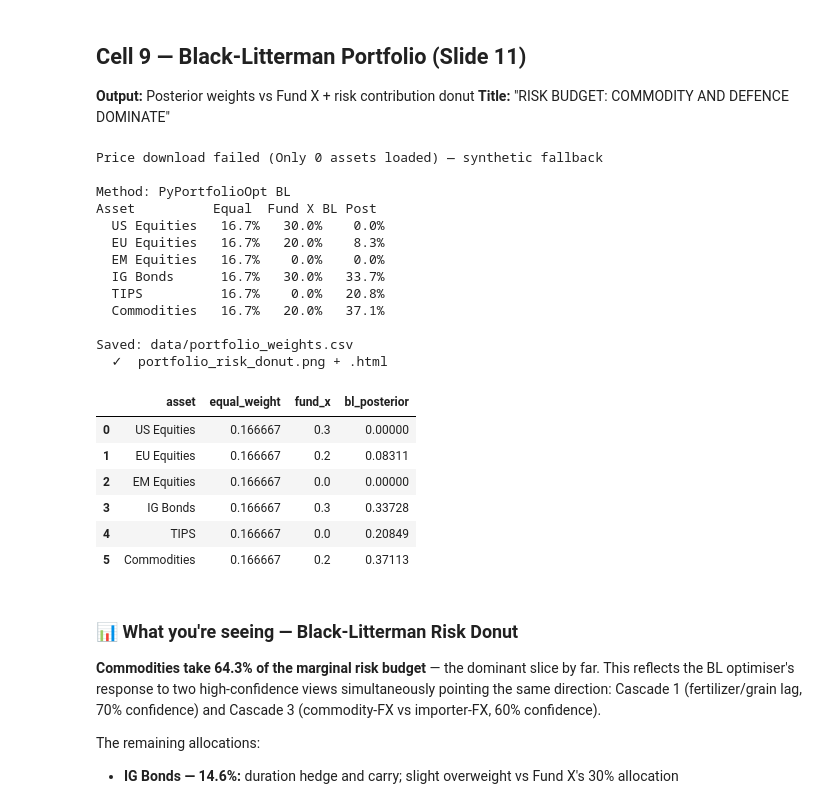
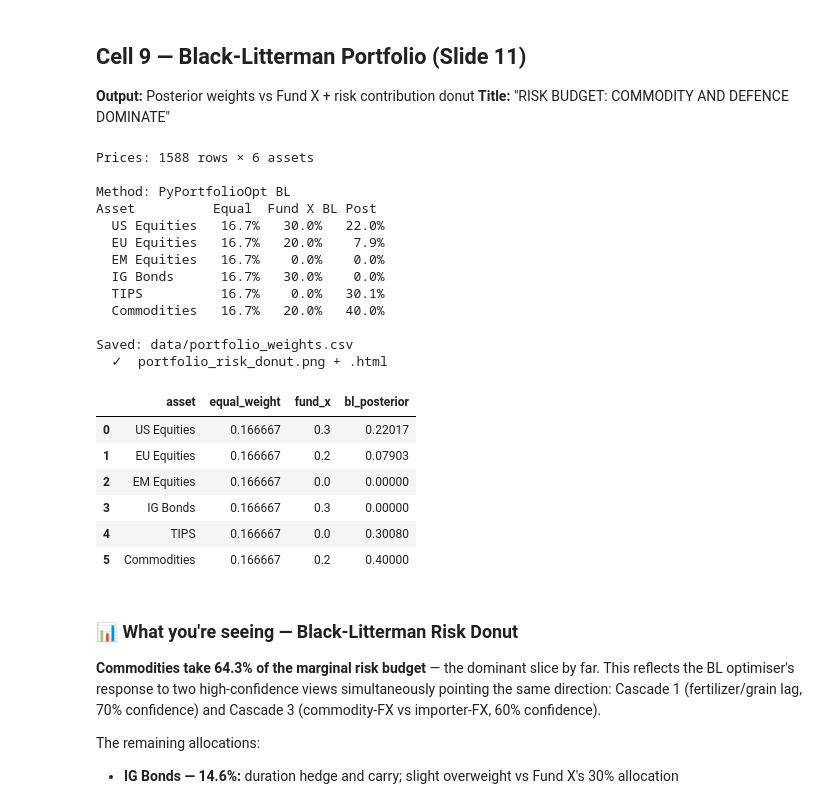
Before and after one commit to pahansenevirathne128-gif/citi-bank, a Jupyter notebook: citi_markets_2026.ipynb, the cells around one changed output. Cells and saved outputs as stored; diff of their text form; code cells hidden in the pictures.

```diff
--- a/citi_markets_2026.ipynb
+++ b/citi_markets_2026.ipynb
@@ -696,7 +696,8 @@ def build_portfolio_bl():
         # Align columns to our ticker order
         prices.columns = [c.replace("=X","").replace("=F","") for c in prices.columns]
         col_map = {v["ticker"].replace("=X","").replace("=F",""): k for k, v in ASSETS.items()}
-        prices = prices.rename(columns=col_map)[[k for k in keys if k in prices.columns]]
+        prices = prices.rename(columns=col_map)
+        prices = prices[[k for k in keys if k in prices.columns]]
         prices = prices.dropna()
         if prices.shape[1] < 5:
             raise ValueError(f"Only {prices.shape[1]} assets loaded")
@@ -807,45 +808,45 @@ def build_portfolio_bl():
         annotations=[
             dict(text="<b>RISK BUDGET: COMMODITY AND DEFENCE DOMINATE</b>",
                  xref="paper", yref="paper", x=0.0, y=1.13,
                  xanchor="left", yanchor="top", showarrow=False,
                  font=dict(size=16, color=NAVY, family="Helvetica Neue, Arial, sans-serif")),
             dict(text="<i>BL posterior — marginal risk contribution. All four cascade views active.</i>",
                  xref="paper", yref="paper", x=0.0, y=1.06,
                  xanchor="left", yanchor="top", showarrow=False,
                  font=dict(size=11, color=GREY, family="Helvetica Neue, Arial, sans-serif")),
             dict(text=f"<i>{method}; PyPortfolioOpt. Risk-free rate 4.5%.</i>",
                  xref="paper", yref="paper", x=0.0, y=-0.06,
                  xanchor="left", yanchor="top", showarrow=False,
                  font=dict(size=9, color=GREY, family="Helvetica Neue, Arial, sans-serif")),
         ]
     )
     export_chart(fig, "portfolio_risk_donut")
     return fig, wt_df
 
 fig_bl, wt_df = build_portfolio_bl()
 fig_bl.show()
 wt_df
 # %% [output]
-Price download failed (Only 0 assets loaded) — synthetic fallback
+Prices: 1588 rows × 6 assets
 
 Method: PyPortfolioOpt BL
 Asset          Equal  Fund X BL Post
-  US Equities   16.7%   30.0%    0.0%
-  EU Equities   16.7%   20.0%    8.3%
+  US Equities   16.7%   30.0%   22.0%
+  EU Equities   16.7%   20.0%    7.9%
   EM Equities   16.7%    0.0%    0.0%
-  IG Bonds      16.7%   30.0%   33.7%
-  TIPS          16.7%    0.0%   20.8%
-  Commodities   16.7%   20.0%   37.1%
+  IG Bonds      16.7%   30.0%    0.0%
+  TIPS          16.7%    0.0%   30.1%
+  Commodities   16.7%   20.0%   40.0%
 
 Saved: data/portfolio_weights.csv
   ✓  portfolio_risk_donut.png + .html
 |  | asset | equal_weight | fund_x | bl_posterior |
-| 0 | US Equities | 0.166667 | 0.3 | 0.00000 |
-| 1 | EU Equities | 0.166667 | 0.2 | 0.08311 |
+| 0 | US Equities | 0.166667 | 0.3 | 0.22017 |
+| 1 | EU Equities | 0.166667 | 0.2 | 0.07903 |
 | 2 | EM Equities | 0.166667 | 0.0 | 0.00000 |
-| 3 | IG Bonds | 0.166667 | 0.3 | 0.33728 |
-| 4 | TIPS | 0.166667 | 0.0 | 0.20849 |
-| 5 | Commodities | 0.166667 | 0.2 | 0.37113 |
+| 3 | IG Bonds | 0.166667 | 0.3 | 0.00000 |
+| 4 | TIPS | 0.166667 | 0.0 | 0.30080 |
+| 5 | Commodities | 0.166667 | 0.2 | 0.40000 |
 # %% [markdown]
 ### 📊 What you're seeing — Black-Litterman Risk Donut
 
```
Also changed, not shown: parts of 2 cells of this notebook, 4 other files.
